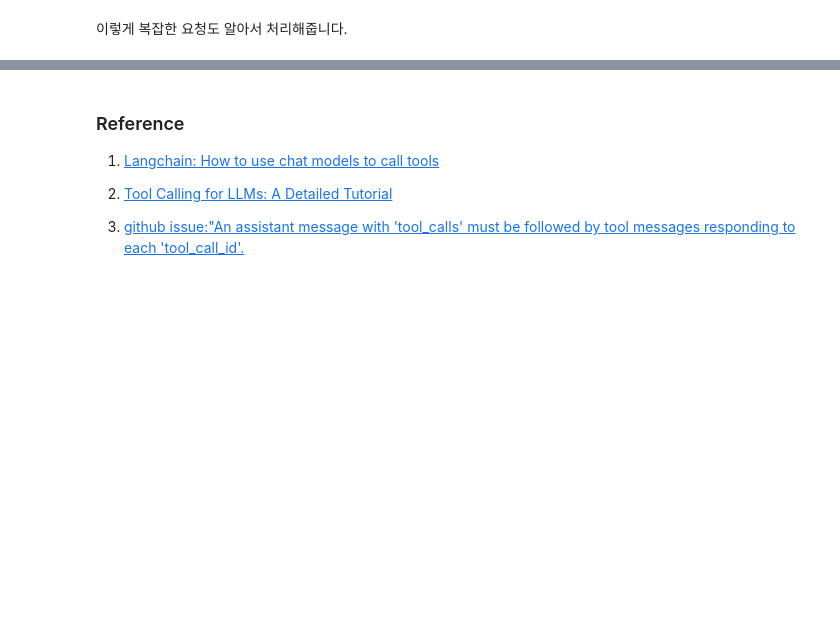
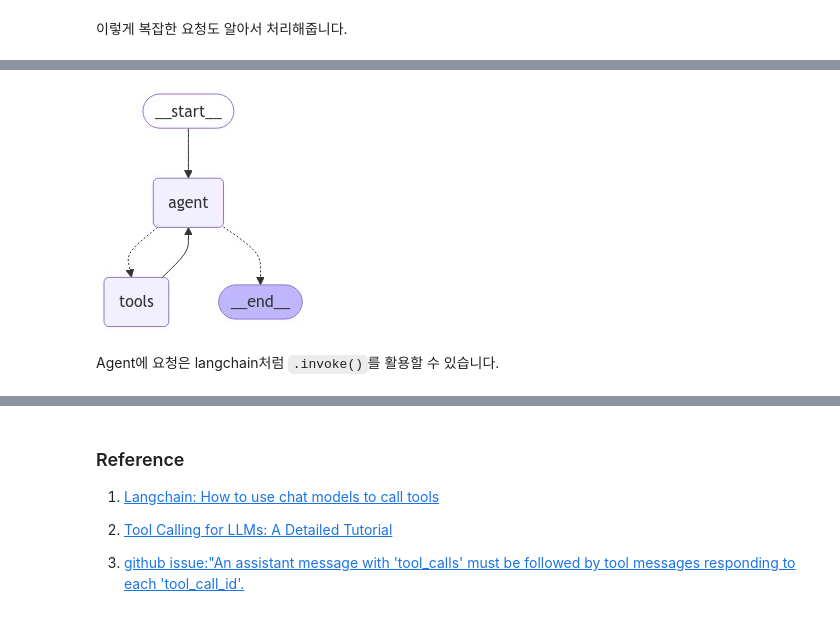
Before and after one commit to craftsangjae/agipot, a Jupyter notebook: scripts/LLM Journey (2) Tooling.ipynb, the cells around one changed output, grey strips where cells are left out. Cells and saved outputs as stored; diff of their text form; code cells hidden in the pictures; blank space fills up the shorter version.

```diff
--- a/scripts/LLM Journey (2) Tooling.ipynb
+++ b/scripts/LLM Journey (2) Tooling.ipynb
@@ -150,8 +150,8 @@ args:
 # %% [markdown]
 그리고 LLM에게 `bind_tools`을 하여 해당 도구가 있다는 것을 알려줍니다.
 # %%
-tools = [query_stock_price]
-tool_llm = llm.bind_tools(tools)
+toolkit = [query_stock_price]
+tool_llm = llm.bind_tools(toolkit)
 # %% [markdown]
 이제 LLM에게 요청해 보겠습니다.
 # %%
@@ -299,0 +310,6 @@ answer_stock_info("2024년 상반기 동안 구글, 애플, 앤비디아가 이
+# %%
+from langgraph.prebuilt import create_react_agent
+from IPython.display import Image, display
+
+# ReAct
+agent = create_react_agent(llm, tools=tools)
@@ -299,0 +320,6 @@ answer_stock_info("2024년 상반기 동안 구글, 애플, 앤비디아가 이
+# %%
+display(Image(agent.get_graph().draw_mermaid_png()))
+# %% [output]
+[figure, added]
+# %% [markdown]
+Agent에 요청은 langchain처럼 `.invoke()`를 활용할 수 있습니다.
```
Also changed, not shown: parts of 18 cells of this notebook, 1 other file.
